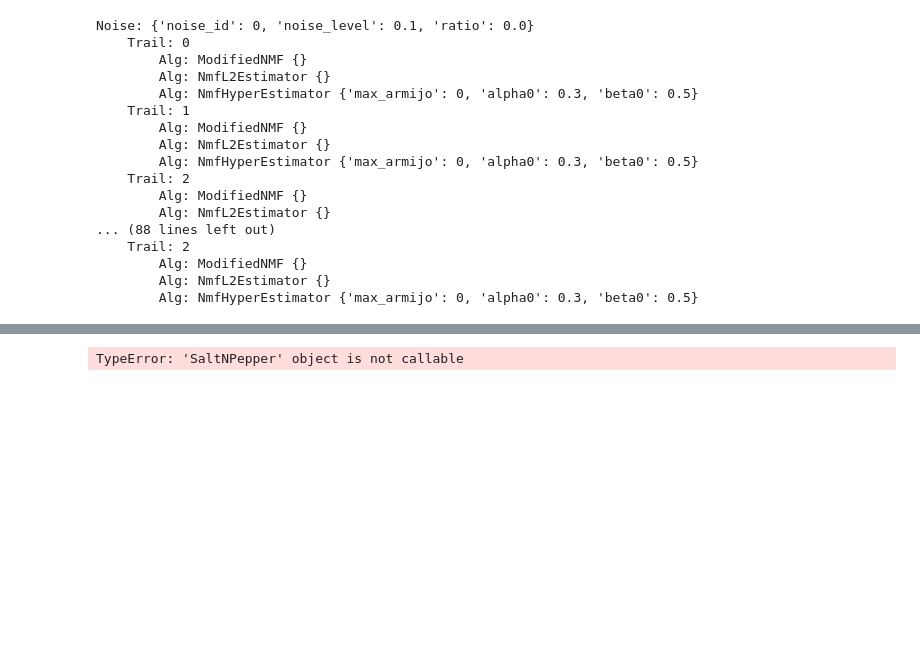
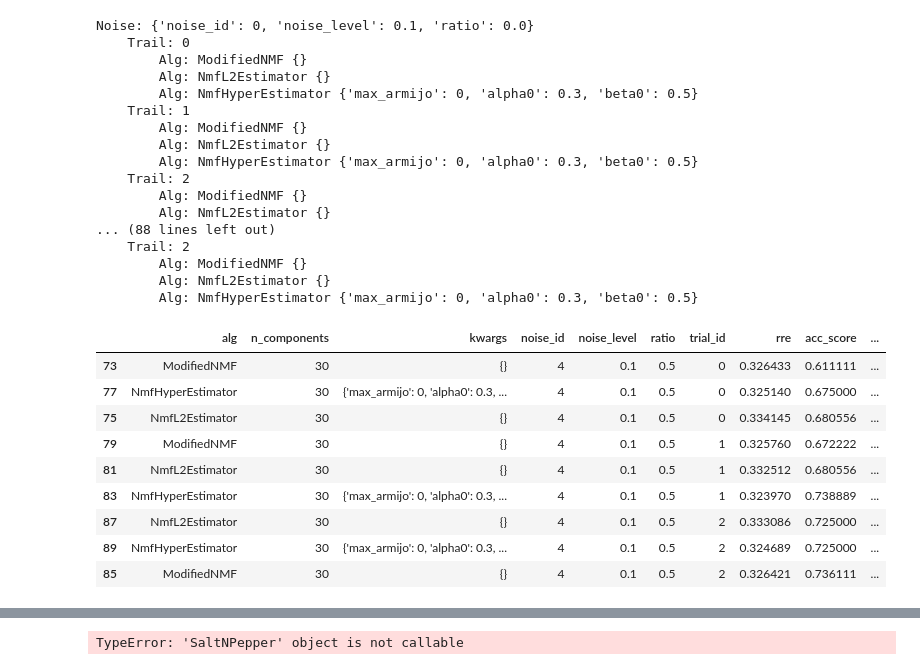
Before and after one commit to Dovermore/COMP5328NMF, a Jupyter notebook: src/assignment1.ipynb, the cells around one changed output, grey strips where cells are left out. Cells and saved outputs as stored; diff of their text form; code cells hidden in the pictures; blank space fills up the shorter version.

```diff
--- a/src/assignment1.ipynb
+++ b/src/assignment1.ipynb
@@ -312,3 +312,18 @@ Noise: {'noise_id': 0, 'noise_level': 0.1, 'ratio': 0.0}
         Alg: ModifiedNMF {}
         Alg: NmfL2Estimator {}
         Alg: NmfHyperEstimator {'max_armijo': 0, 'alpha0': 0.3, 'beta0': 0.5}
+# %%
+# Simple check for scores
+(evaluations.query("n_components == 30 and noise_level==0.1 and ratio==0.5")
+ .sort_values(["trial_id", "acc_score"]))
+# %% [output]
+|  | alg | n_components | kwargs | noise_id | noise_level | ratio | trial_id | rre | acc_score | ... |
+| 73 | ModifiedNMF | 30 | {} | 4 | 0.1 | 0.5 | 0 | 0.326433 | 0.611111 | ... |
+| 77 | NmfHyperEstimator | 30 | {'max_armijo': 0, 'alpha0': 0.3, ... | 4 | 0.1 | 0.5 | 0 | 0.325140 | 0.675000 | ... |
+| 75 | NmfL2Estimator | 30 | {} | 4 | 0.1 | 0.5 | 0 | 0.334145 | 0.680556 | ... |
+| 79 | ModifiedNMF | 30 | {} | 4 | 0.1 | 0.5 | 1 | 0.325760 | 0.672222 | ... |
+| 81 | NmfL2Estimator | 30 | {} | 4 | 0.1 | 0.5 | 1 | 0.332512 | 0.680556 | ... |
+| 83 | NmfHyperEstimator | 30 | {'max_armijo': 0, 'alpha0': 0.3, ... | 4 | 0.1 | 0.5 | 1 | 0.323970 | 0.738889 | ... |
+| 87 | NmfL2Estimator | 30 | {} | 4 | 0.1 | 0.5 | 2 | 0.333086 | 0.725000 | ... |
+| 89 | NmfHyperEstimator | 30 | {'max_armijo': 0, 'alpha0': 0.3, ... | 4 | 0.1 | 0.5 | 2 | 0.324689 | 0.725000 | ... |
+| 85 | ModifiedNMF | 30 | {} | 4 | 0.1 | 0.5 | 2 | 0.326421 | 0.736111 | ... |
```
Also changed, not shown: parts of 2 cells of this notebook.
